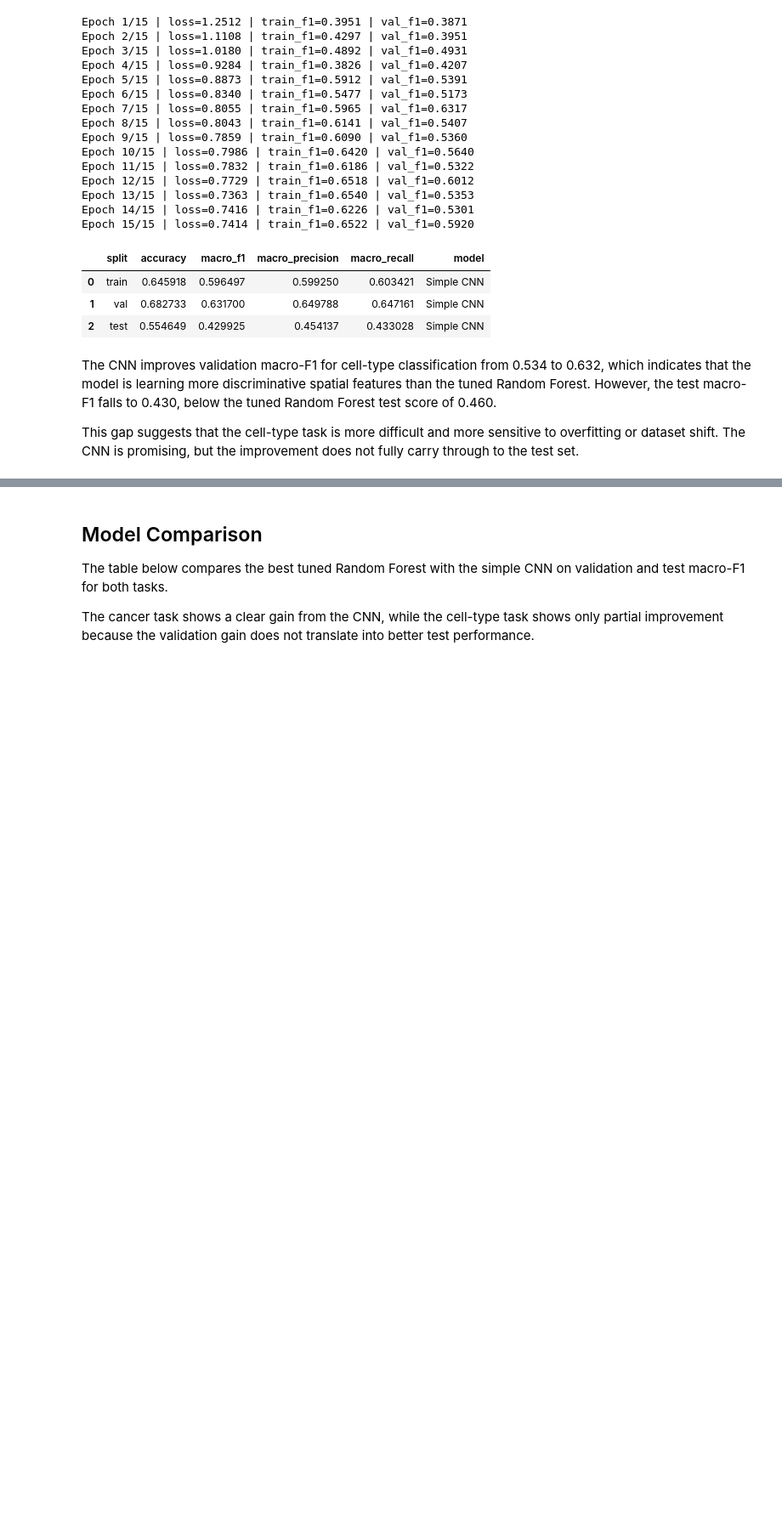
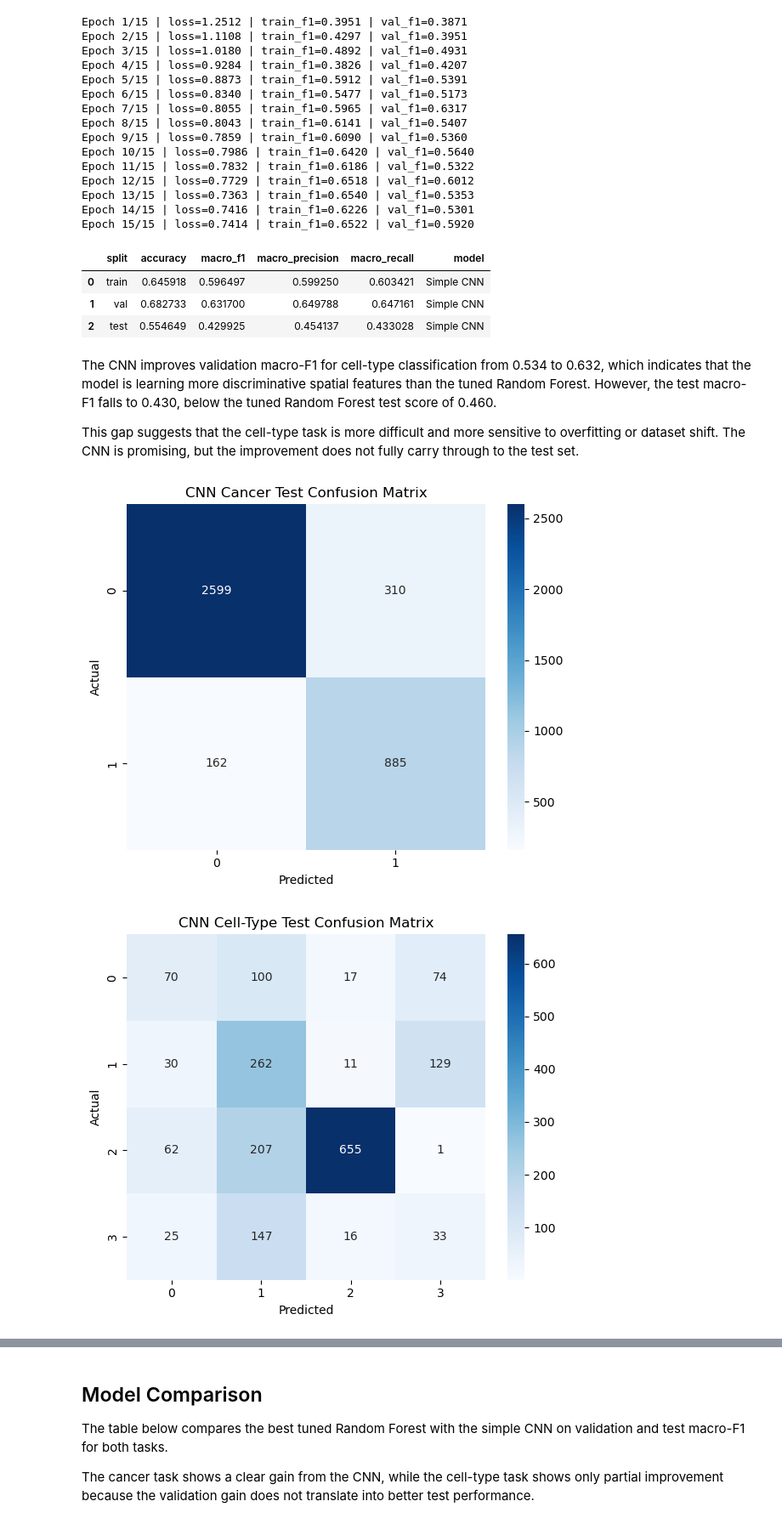
Before and after one commit to theaussiepie/Conformal-Prediction-with-ML-Workflow, a Jupyter notebook: workflow.ipynb, the cells around one changed output, grey strips where cells are left out. Shown at 85% size. Saved outputs shown, nothing was run; the diff lists cells and outputs as text; code cells hidden in the pictures; blank space fills up the shorter version.

Commit message:
final adjustments pre conformal prediction

```diff
--- a/workflow.ipynb
+++ b/workflow.ipynb
@@ -1324,3 +1339,23 @@ Epoch 15/15 | loss=0.7414 | train_f1=0.6522 | val_f1=0.5920
 The CNN improves validation macro-F1 for cell-type classification from 0.534 to 0.632, which indicates that the model is learning more discriminative spatial features than the tuned Random Forest. However, the test macro-F1 falls to 0.430, below the tuned Random Forest test score of 0.460.
 
 This gap suggests that the cell-type task is more difficult and more sensitive to overfitting or dataset shift. The CNN is promising, but the improvement does not fully carry through to the test set.
+# %%
+def predict_cnn(model, X):
+    model.eval()
+    loader = DataLoader(ImageDataset(X, np.zeros(len(X))), batch_size=128, shuffle=False)
+    preds = []
+    with torch.no_grad():
+        for xb, _ in loader:
+            xb = xb.to(device)
+            logits = model(xb)
+            preds.extend(torch.argmax(logits, dim=1).cpu().numpy())
+    return np.array(preds)
+# %%
+cnn_cancer_test_pred = predict_cnn(cnn_cancer_model, X_test_c)
+plot_cm(y_test_c, cnn_cancer_test_pred, "CNN Cancer Test Confusion Matrix", np.unique(y_test_c))
+
+cnn_cell_test_pred = predict_cnn(cnn_cell_model, X_test_ct)
+plot_cm(y_test_ct, cnn_cell_test_pred, "CNN Cell-Type Test Confusion Matrix", np.unique(y_test_ct))
+# %% [output]
+[figure, added]
+[figure, added]
```
Also changed, not shown: parts of 8 cells of this notebook.
